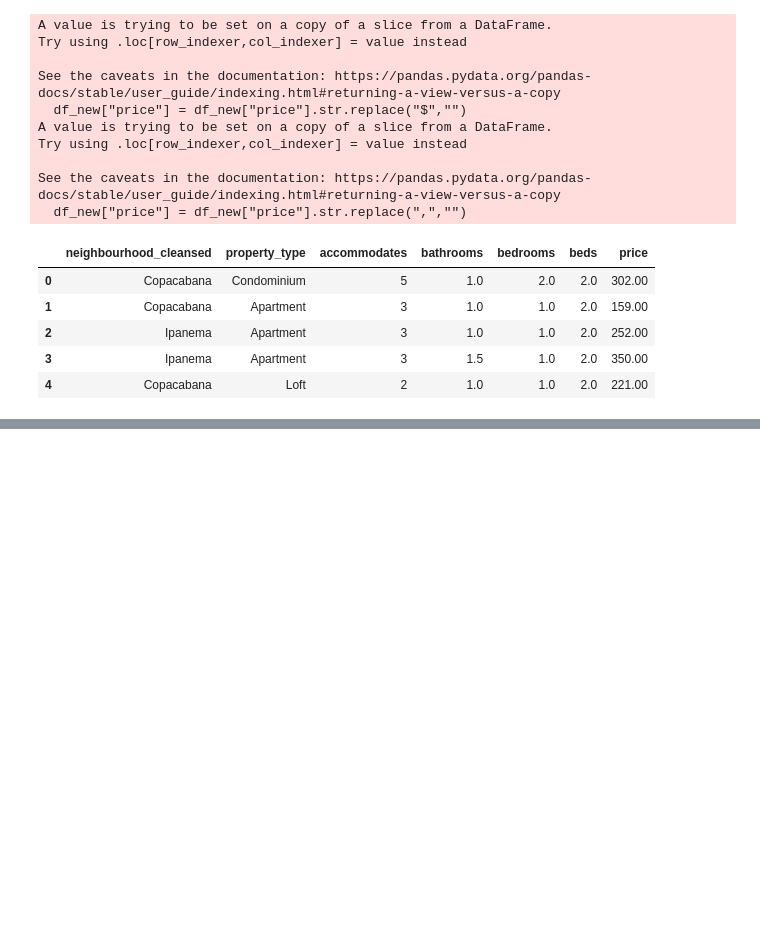
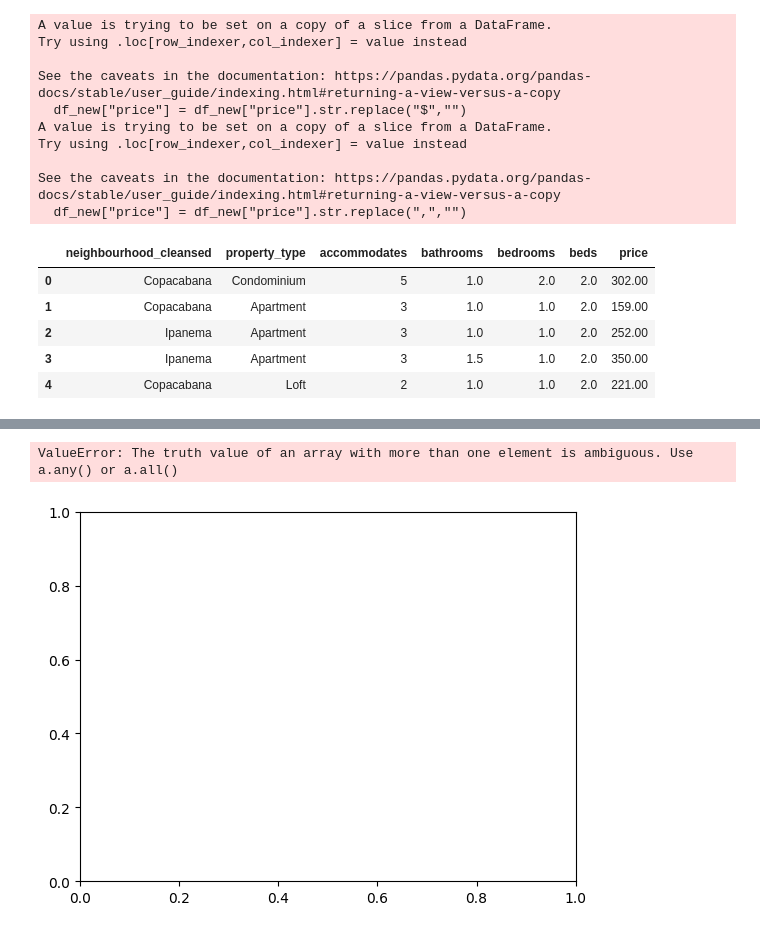
Before and after one commit to Kalleby-b/Analise_de_Dados, a Jupyter notebook: regressao_python.ipynb, the cells around one changed output, grey strips where cells are left out. Cells and saved outputs as stored; diff of their text form; code cells hidden in the pictures; blank space fills up the shorter version.

```diff
--- a/regressao_python.ipynb
+++ b/regressao_python.ipynb
@@ -481,0 +489,18 @@ print(y_pred)
+# %%
+import matplotlib.pyplot as plt
+
+num_colunas = X_test.shape[1]
+X_test_array = np.array(X_test)
+# Crie um gráfico para cada coluna de X_test
+for i in range(num_colunas):
+    coluna_X = X_test_array[:,i]  # Seleciona a coluna i de X_test
+
+
+    plt.boxplot(coluna_X, y_pred)
+    plt.xlabel(f'Variável Independente {i + 1}')
+    plt.ylabel('Valores Previstos (Y_pred)')
+    plt.title(f'Relação entre Variável Independente {i + 1} e Valores Previstos (Regressão Linear Múltipla)')
+    plt.show()
+# %% [output]
+ValueError: The truth value of an array with more than one element is ambiguous. Use a.any() or a.all()
+[figure, added]
```
Also changed, not shown: parts of 4 cells of this notebook, 2 other files.
